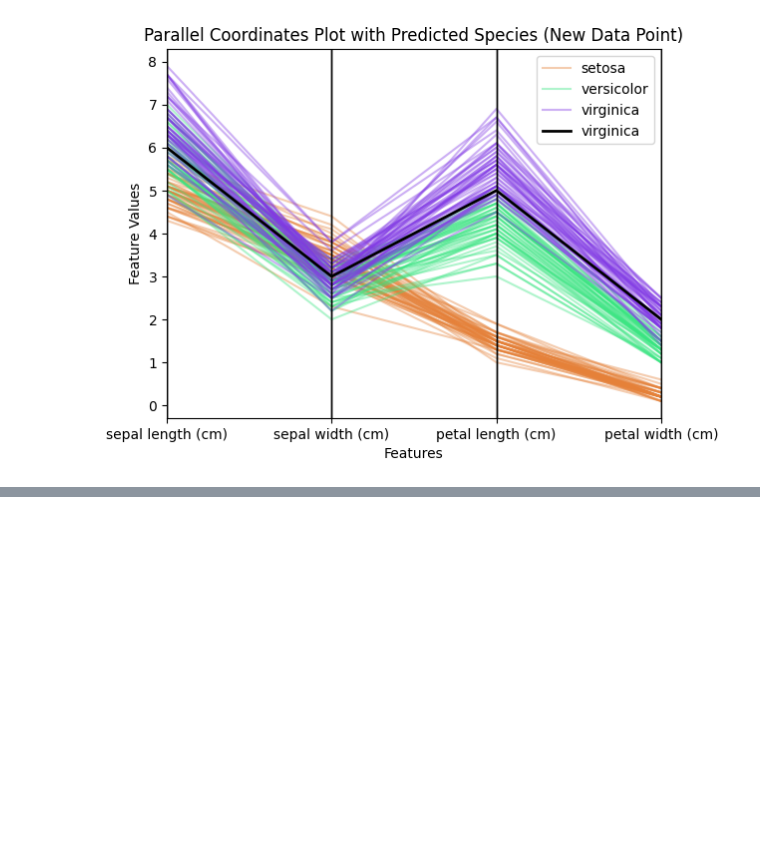
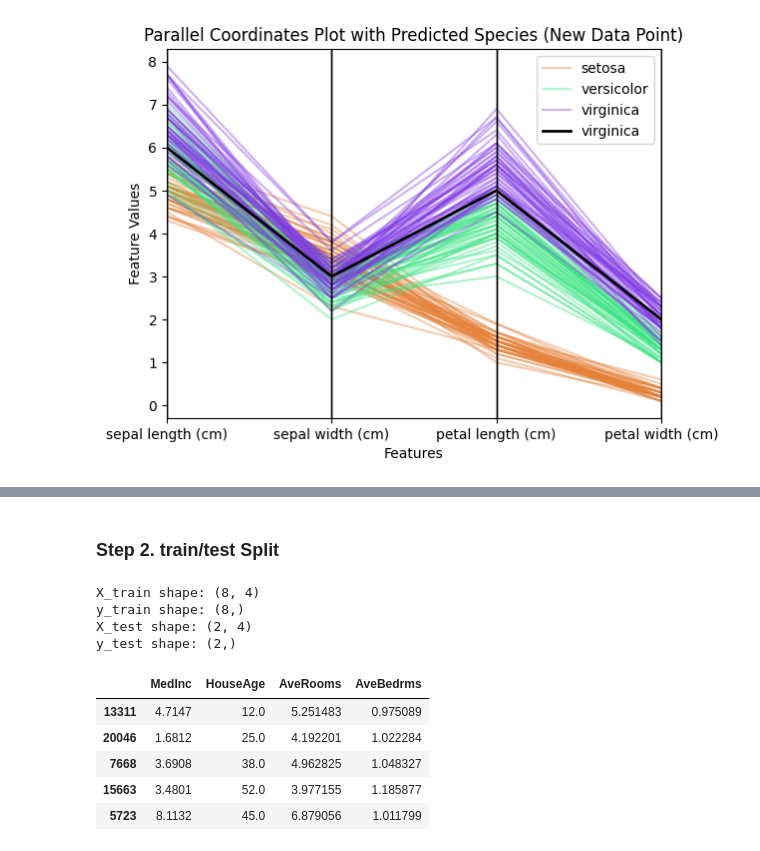
Before and after one commit to themarisolhernandez/ds-review-lessons, a Jupyter notebook: 07-decision-trees.ipynb, the cells around one changed output, grey strips where cells are left out. Saved outputs shown, nothing was run; the diff lists cells and outputs as text; code cells hidden in the pictures; blank space fills up the shorter version.

```diff
--- a/07-decision-trees.ipynb
+++ b/07-decision-trees.ipynb
@@ -582,0 +660,26 @@ plt.show()
+# %% [markdown]
+### Step 2. train/test Split
+# %%
+# Split the data into training and test sets
+X_train, X_test, y_train, y_test = train_test_split(X, y, test_size=0.2, random_state=42)
+
+# Display the shapes of the splits
+print("X_train shape:", X_train.shape)
+print("y_train shape:", y_train.shape)
+print("X_test shape:", X_test.shape)
+print("y_test shape:", y_test.shape)
+# %% [output]
+X_train shape: (8, 4)
+y_train shape: (8,)
+X_test shape: (2, 4)
+y_test shape: (2,)
+# %%
+# Inspect X_train
+X_train.head()
+# %% [output]
+|  | MedInc | HouseAge | AveRooms | AveBedrms |
+| 13311 | 4.7147 | 12.0 | 5.251483 | 0.975089 |
+| 20046 | 1.6812 | 25.0 | 4.192201 | 1.022284 |
+| 7668 | 3.6908 | 38.0 | 4.962825 | 1.048327 |
+| 15663 | 3.4801 | 52.0 | 3.977155 | 1.185877 |
+| 5723 | 8.1132 | 45.0 | 6.879056 | 1.011799 |
```
Also changed, not shown: parts of 31 cells of this notebook, 2 other files.
